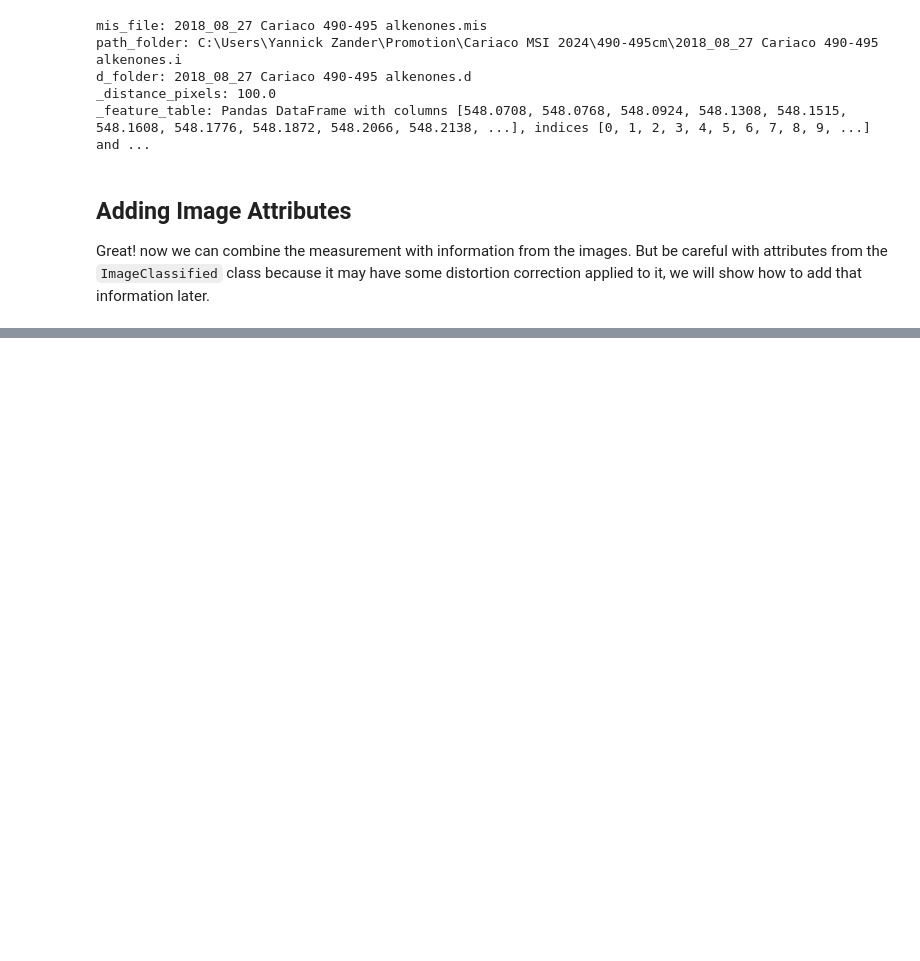
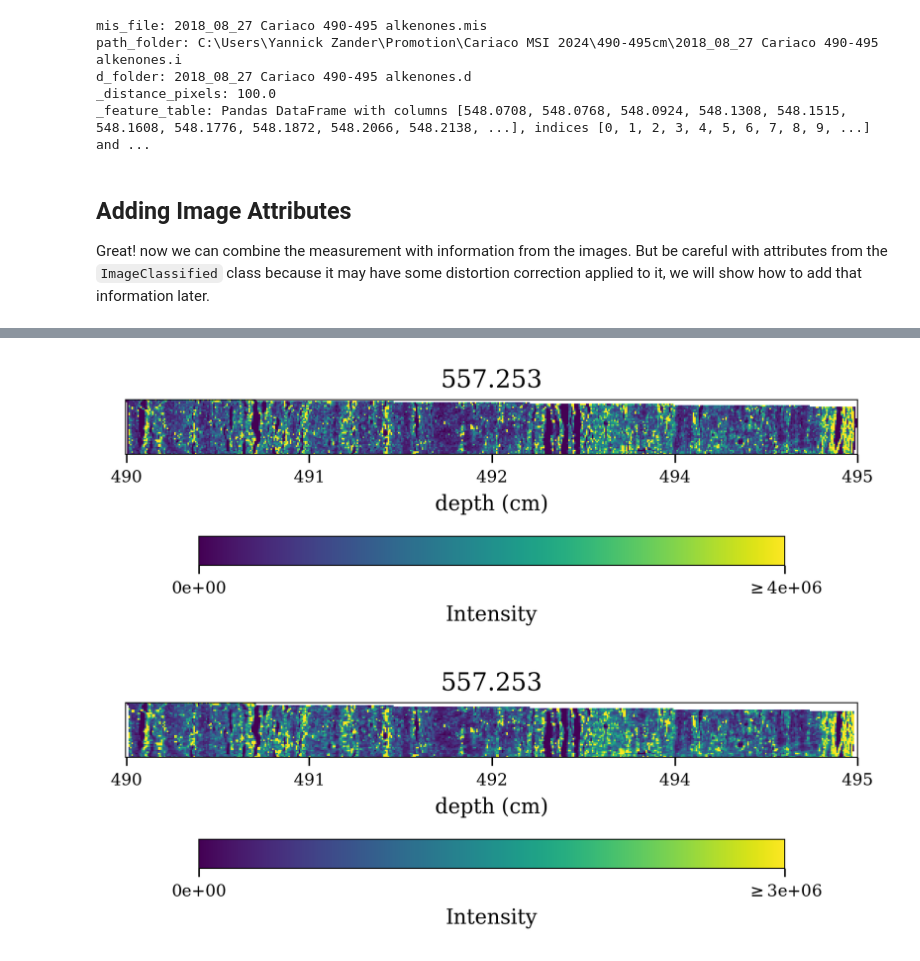
Before and after one commit to yaza11/maspim, a Jupyter notebook: Notebooks/10_Complementing_Measurements.ipynb, the cells around one changed output, grey strips where cells are left out. Drawn from its saved outputs; the diff is of its cells as text; code cells hidden in the pictures; blank space fills up the shorter version.

```diff
--- a/Notebooks/10_Complementing_Measurements.ipynb
+++ b/Notebooks/10_Complementing_Measurements.ipynb
@@ -184,0 +206,9 @@ True
+# %%
+from msi_workflow.res.compound_masses import mass_pyropheophorbide_a_Na_p
+project.plot_comp(mass_pyropheophorbide_a_Na_p, 'data_object')
+project.data_object_apply_tilt_correction()
+project.add_laminae_classification()
+project.plot_comp(mass_pyropheophorbide_a_Na_p, 'data_object')
+# %% [output]
+[figure, added]
+[figure, added]
```
Also changed, not shown: parts of 25 cells of this notebook, 10 other files.
